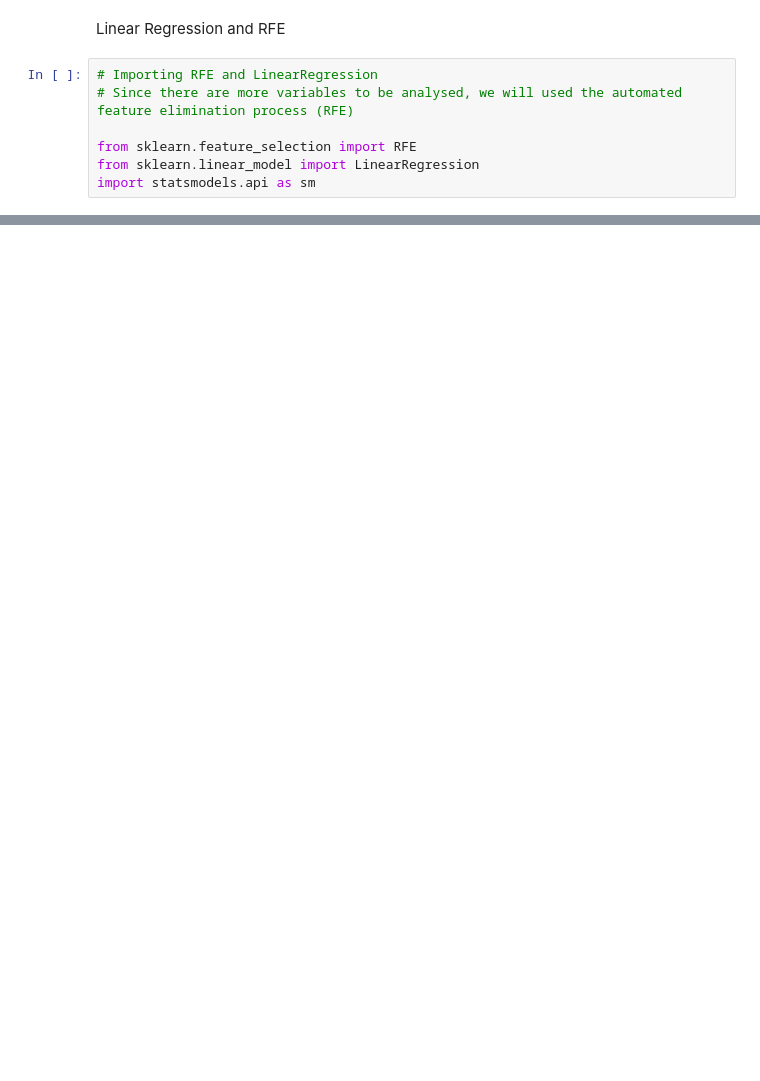
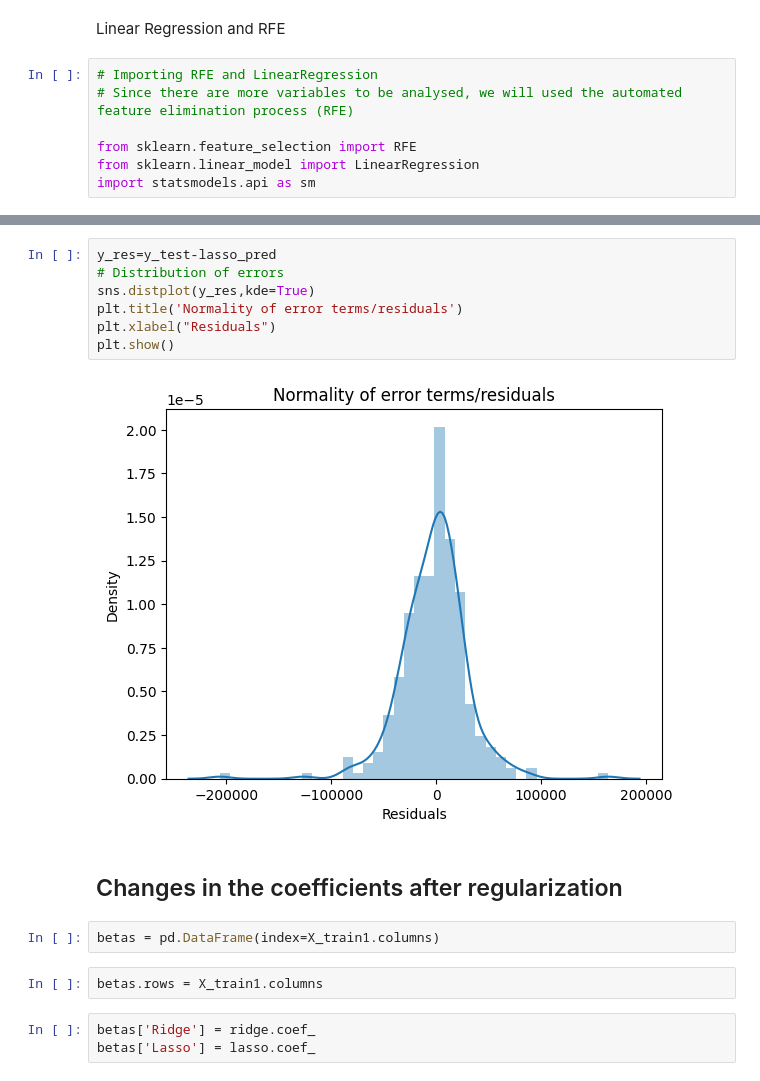
Before and after one commit to agnivachakraborty/HousePricePrediction, a Jupyter notebook: HousePricePrediction.ipynb, the cells around one changed output, grey strips where cells are left out. Drawn from its saved outputs; the diff is of its cells as text; blank space fills up the shorter version.

```diff
--- a/HousePricePrediction.ipynb
+++ b/HousePricePrediction.ipynb
@@ -314,0 +695,18 @@ import statsmodels.api as sm
+# %%
+y_res=y_test-lasso_pred
+# Distribution of errors
+sns.distplot(y_res,kde=True)
+plt.title('Normality of error terms/residuals')
+plt.xlabel("Residuals")
+plt.show()
+# %% [output]
+[figure, added]
+# %% [markdown]
+## Changes in the coefficients after regularization
+# %%
+betas = pd.DataFrame(index=X_train1.columns)
+# %%
+betas.rows = X_train1.columns
+# %%
+betas['Ridge'] = ridge.coef_
+betas['Lasso'] = lasso.coef_
```
Also changed, not shown: parts of 37 cells of this notebook.
